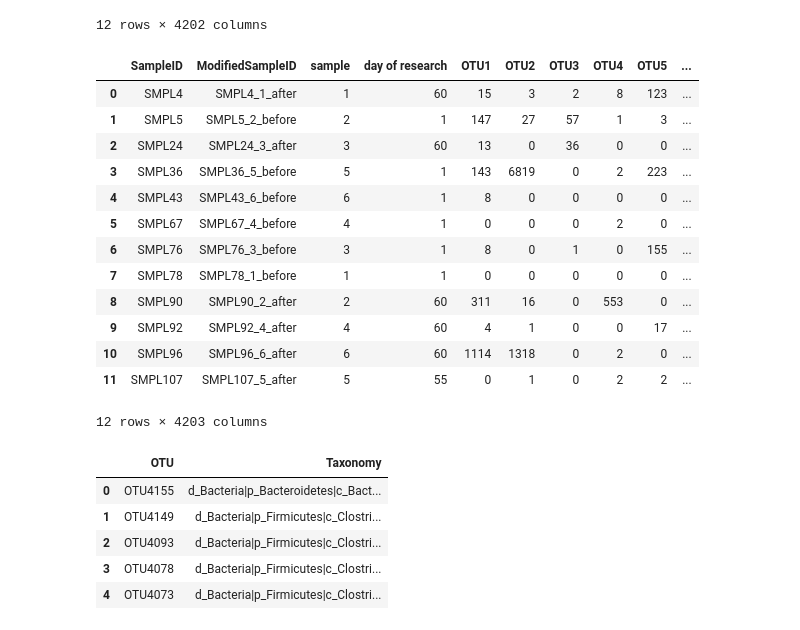
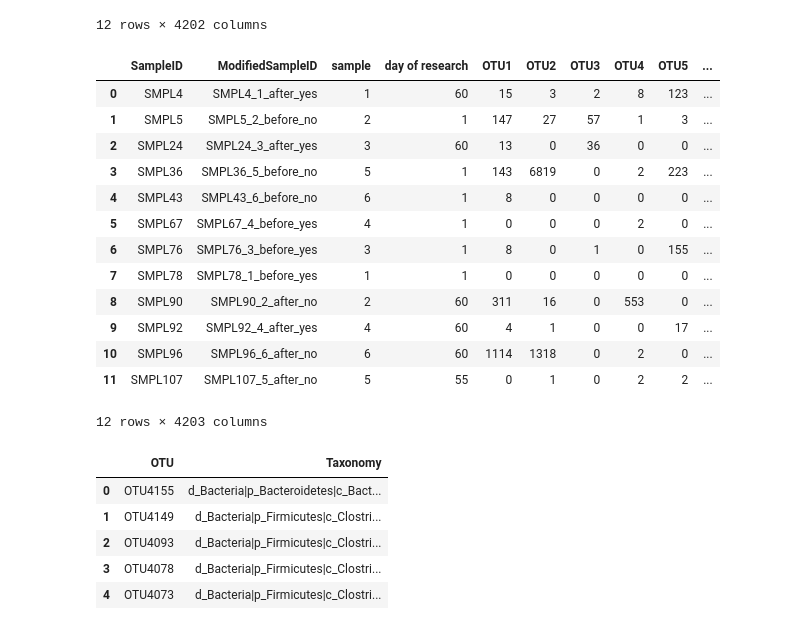
Before and after one commit to M100ika/data_analyzing_04_01_2024, a Jupyter notebook: 14.01.2024.ipynb, the cells around one changed output. Drawn from its saved outputs; the diff is of its cells as text; code cells hidden in the pictures.

```diff
--- a/14.01.2024.ipynb
+++ b/14.01.2024.ipynb
@@ -65,9 +65,10 @@ for col in merged_df.columns:
         merged_df = merged_df.rename(columns={col: col.replace('OTU_', 'OTU')})
 
 # Вывод результата
+merged_df_group = merged_df.drop(columns=['GROUP', 'date of birth'])
 merged_df = merged_df.drop(columns=['GROUP', 'date of birth'])
-merged_df.to_csv('dataframes/output/otu/otu_starting.csv', sep='\t')
-merged_df
+
+merged_df_group
 # %% [output]
 |  | SampleID | sample | day of research | OTU1 | OTU2 | OTU3 | OTU4 | OTU5 | OTU6 | OTU7 | ... |
 | 0 | SMPL4 | 1 | 60 | 15 | 3 | 2 | 8 | 123 | 2 | 1 | ... |
@@ -92,46 +93,76 @@ def modify_sample_id(row):
     elif row['SampleID'] == 'SMPL36' and row['day of research'] == 1:
         return 'SMPL36_5_before'
     elif row['SampleID'] == 'SMPL43' and row['day of research'] == 1:
         return 'SMPL43_6_before'
     elif row['SampleID'] == 'SMPL78' and row['day of research'] == 1:
         return 'SMPL78_1_before'
     elif row['SampleID'] == 'SMPL90' and row['day of research'] == 60:
         return 'SMPL90_2_after'
     elif row['SampleID'] == 'SMPL96' and row['day of research'] == 60:
         return 'SMPL96_6_after'
     elif row['SampleID'] == 'SMPL107' and row['day of research'] == 55:
         return 'SMPL107_5_after'
     elif row['SampleID'] == 'SMPL24' and row['day of research'] == 60:
         return 'SMPL24_3_after'
     elif row['SampleID'] == 'SMPL76' and row['day of research'] == 1:
         return 'SMPL76_3_before'
     elif row['SampleID'] == 'SMPL67' and row['day of research'] == 1:
         return 'SMPL67_4_before'
     elif row['SampleID'] == 'SMPL92' and row['day of research'] == 60:
         return 'SMPL92_4_after'
     else:
         return row['SampleID']
 
+def modify_sample_id_group(row):
+    if row['SampleID'] == 'SMPL4' and row['day of research'] == 60:
+        return 'SMPL4_1_after_yes'
+    elif row['SampleID'] == 'SMPL5' and row['day of research'] == 1:
+        return 'SMPL5_2_before_no'
+    elif row['SampleID'] == 'SMPL36' and row['day of research'] == 1:
+        return 'SMPL36_5_before_no'
+    elif row['SampleID'] == 'SMPL43' and row['day of research'] == 1:
+        return 'SMPL43_6_before_no'
+    elif row['SampleID'] == 'SMPL78' and row['day of research'] == 1:
+        return 'SMPL78_1_before_yes'
+    elif row['SampleID'] == 'SMPL90' and row['day of research'] == 60:
+        return 'SMPL90_2_after_no'
+    elif row['SampleID'] == 'SMPL96' and row['day of research'] == 60:
+        return 'SMPL96_6_after_no'
+    elif row['SampleID'] == 'SMPL107' and row['day of research'] == 55:
+        return 'SMPL107_5_after_no'
+    elif row['SampleID'] == 'SMPL24' and row['day of research'] == 60:
+        return 'SMPL24_3_after_yes'
+    elif row['SampleID'] == 'SMPL76' and row['day of research'] == 1:
+        return 'SMPL76_3_before_yes'
+    elif row['SampleID'] == 'SMPL67' and row['day of research'] == 1:
+        return 'SMPL67_4_before_yes'
+    elif row['SampleID'] == 'SMPL92' and row['day of research'] == 60:
+        return 'SMPL92_4_after_yes'
+    else:
+        return row['SampleID']
+
+merged_df_group['ModifiedSampleID'] = merged_df_group.apply(modify_sample_id_group, axis = 1)
 
 merged_df['ModifiedSampleID'] = merged_df.apply(modify_sample_id, axis=1)
 #merged_df = merged_df.drop(columns = ['sample', 'day of research'])
 columns_order = ['SampleID', 'ModifiedSampleID'] + [col for col in merged_df.columns if col not in ['SampleID', 'ModifiedSampleID']]
 merged_df = merged_df[columns_order]
-merged_df
+merged_df_group = merged_df_group[columns_order]
+merged_df_group
 # %% [output]
 |  | SampleID | ModifiedSampleID | sample | day of research | OTU1 | OTU2 | OTU3 | OTU4 | OTU5 | ... |
-| 0 | SMPL4 | SMPL4_1_after | 1 | 60 | 15 | 3 | 2 | 8 | 123 | ... |
-| 1 | SMPL5 | SMPL5_2_before | 2 | 1 | 147 | 27 | 57 | 1 | 3 | ... |
-| 2 | SMPL24 | SMPL24_3_after | 3 | 60 | 13 | 0 | 36 | 0 | 0 | ... |
-| 3 | SMPL36 | SMPL36_5_before | 5 | 1 | 143 | 6819 | 0 | 2 | 223 | ... |
-| 4 | SMPL43 | SMPL43_6_before | 6 | 1 | 8 | 0 | 0 | 0 | 0 | ... |
-| 5 | SMPL67 | SMPL67_4_before | 4 | 1 | 0 | 0 | 0 | 2 | 0 | ... |
-| 6 | SMPL76 | SMPL76_3_before | 3 | 1 | 8 | 0 | 1 | 0 | 155 | ... |
-| 7 | SMPL78 | SMPL78_1_before | 1 | 1 | 0 | 0 | 0 | 0 | 0 | ... |
-| 8 | SMPL90 | SMPL90_2_after | 2 | 60 | 311 | 16 | 0 | 553 | 0 | ... |
-| 9 | SMPL92 | SMPL92_4_after | 4 | 60 | 4 | 1 | 0 | 0 | 17 | ... |
-| 10 | SMPL96 | SMPL96_6_after | 6 | 60 | 1114 | 1318 | 0 | 2 | 0 | ... |
-| 11 | SMPL107 | SMPL107_5_after | 5 | 55 | 0 | 1 | 0 | 2 | 2 | ... |
+| 0 | SMPL4 | SMPL4_1_after_yes | 1 | 60 | 15 | 3 | 2 | 8 | 123 | ... |
+| 1 | SMPL5 | SMPL5_2_before_no | 2 | 1 | 147 | 27 | 57 | 1 | 3 | ... |
+| 2 | SMPL24 | SMPL24_3_after_yes | 3 | 60 | 13 | 0 | 36 | 0 | 0 | ... |
+| 3 | SMPL36 | SMPL36_5_before_no | 5 | 1 | 143 | 6819 | 0 | 2 | 223 | ... |
+| 4 | SMPL43 | SMPL43_6_before_no | 6 | 1 | 8 | 0 | 0 | 0 | 0 | ... |
+| 5 | SMPL67 | SMPL67_4_before_yes | 4 | 1 | 0 | 0 | 0 | 2 | 0 | ... |
+| 6 | SMPL76 | SMPL76_3_before_yes | 3 | 1 | 8 | 0 | 1 | 0 | 155 | ... |
+| 7 | SMPL78 | SMPL78_1_before_yes | 1 | 1 | 0 | 0 | 0 | 0 | 0 | ... |
+| 8 | SMPL90 | SMPL90_2_after_no | 2 | 60 | 311 | 16 | 0 | 553 | 0 | ... |
+| 9 | SMPL92 | SMPL92_4_after_yes | 4 | 60 | 4 | 1 | 0 | 0 | 17 | ... |
+| 10 | SMPL96 | SMPL96_6_after_no | 6 | 60 | 1114 | 1318 | 0 | 2 | 0 | ... |
+| 11 | SMPL107 | SMPL107_5_after_no | 5 | 55 | 0 | 1 | 0 | 2 | 2 | ... |
 12 rows × 4203 columns
 # %%
 for col in hiera_blast.columns[1:]:
```
Also changed, not shown: parts of 8 cells of this notebook, 11 other files.
